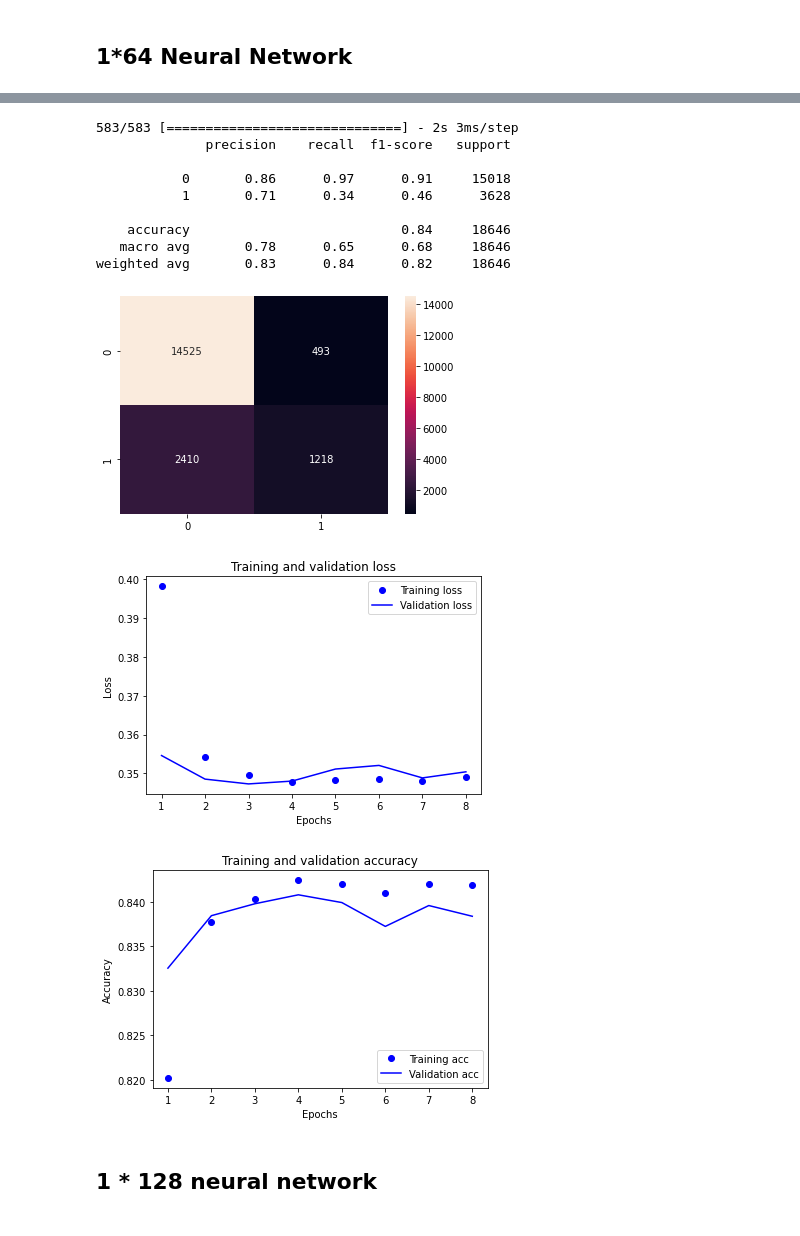
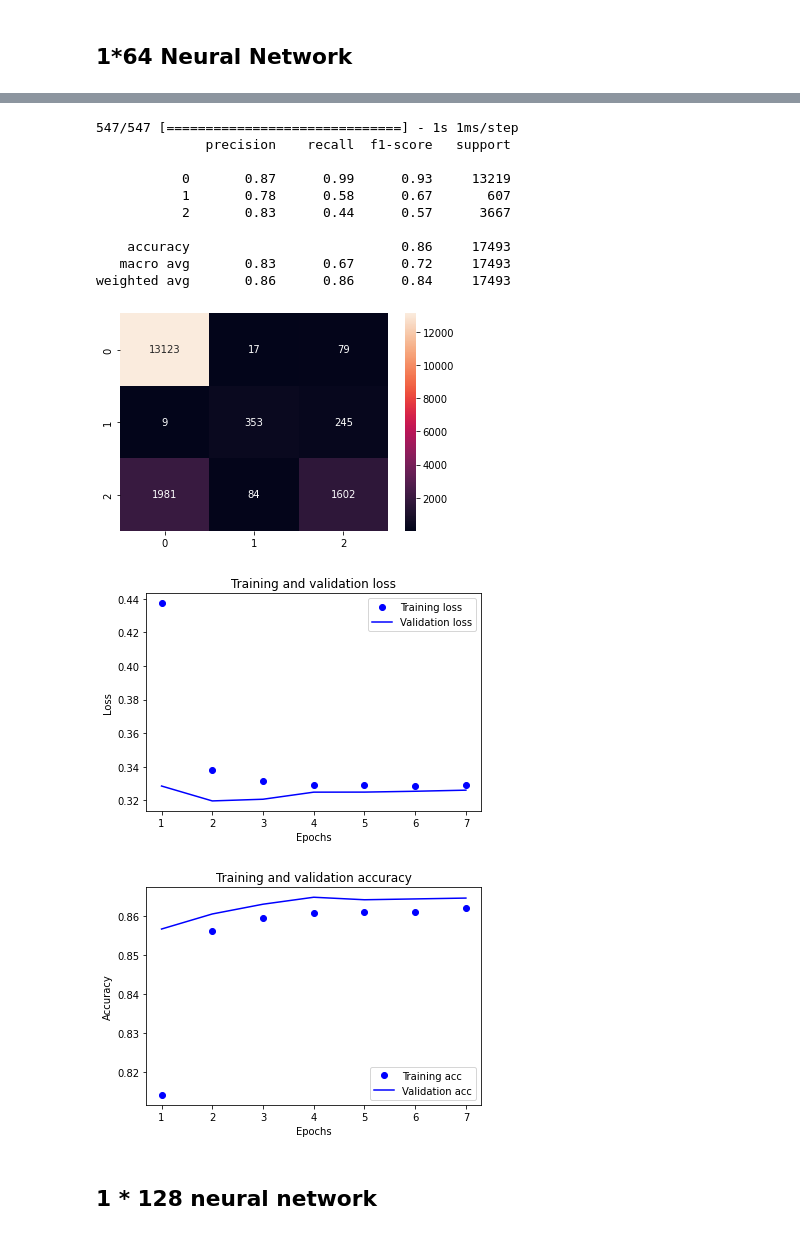
Before and after one commit to wansgar/edan70-project, a Jupyter notebook: column_categorization.ipynb, the cells around one changed output, grey strips where cells are left out. Drawn from its saved outputs; the diff is of its cells as text; code cells hidden in the pictures.

```diff
--- a/column_categorization.ipynb
+++ b/column_categorization.ipynb
@@ -344,5 +344,5 @@ plt.show()
 # %% [markdown]
 Let's remove all outcomes except the most common: [4,8,9,12,13]
 # %%
-d = d[d.rem_cd.isin([4,8,9,12,13])]
+d = d[d.rem_cd.isna() | d.rem_cd.isin([4,8,13])] # not 9 = other, 12 = improved
 # %%
@@ -397,8 +397,11 @@ Number variables: 34
 # 2 if removed for other reason
 d["outcome"] = d.apply(
     lambda row:
-        1 if row.rem_cd in [8,13] # dies waiting
-        else 0, axis=1) # lives
+        0 if row.rem_cd == 4 # transplant
+        else 2 if row.rem_cd in [8,13] # dies waiting
+        else 1, axis=1) # other
+        #1 if row.rem_cd in [8,13] # dies waiting
+        #else 0, axis=1) # lives
 
 # print distribution plot of rem_cd
 sns.countplot(x="rem_cd", data=d)
@@ -673,10 +680,10 @@ from keras.layers import Dense, Dropout
 m64 = Sequential([
     Dense(64, input_dim=X_train.shape[1], activation="relu"),
     Dropout(0.5),
-    Dense(1, activation="sigmoid")
+    Dense(3, activation="sigmoid")
 ])
-m64.compile(loss="binary_crossentropy", metrics=["accuracy"])
+m64.compile(loss="categorical_crossentropy", metrics=["accuracy"])
 
-history = m64.fit(X_train, y_train, epochs=100, validation_split=0.2, callbacks=[early_stopping_monitor])
+history = m64.fit(X_train, pd.get_dummies(y_train), epochs=100, validation_split=0.2, callbacks=[early_stopping_monitor])
 # %% [output]
 Epoch 1/100
@@ -698,21 +703,22 @@ Epoch 8/100
 # %%
-y_pred = np.round(m64.predict(X_test))
+y_pred = np.argmax(m64.predict(X_test), axis=1)
 
+print_training_history(history)
 print_evaluation(y_test, y_pred)
-print_training_history(history)
 # %% [output]
-583/583 [==============================] - 2s 3ms/step
+547/547 [==============================] - 1s 1ms/step
               precision    recall  f1-score   support
 
-           0       0.86      0.97      0.91     15018
-           1       0.71      0.34      0.46      3628
+           0       0.87      0.99      0.93     13219
+           1       0.78      0.58      0.67       607
+           2       0.83      0.44      0.57      3667
 
-    accuracy                           0.84     18646
-   macro avg       0.78      0.65      0.68     18646
-weighted avg       0.83      0.84      0.82     18646
+    accuracy                           0.86     17493
+   macro avg       0.83      0.67      0.72     17493
+weighted avg       0.86      0.86      0.84     17493
-[figure, old version]
+[figure, new version]
-[figure, old version]
+[figure, new version]
-[figure, old version]
+[figure, new version]
 # %% [markdown]
 ## 1 * 128 neural network
 # %%
```
Also changed, not shown: parts of 22 cells of this notebook.
